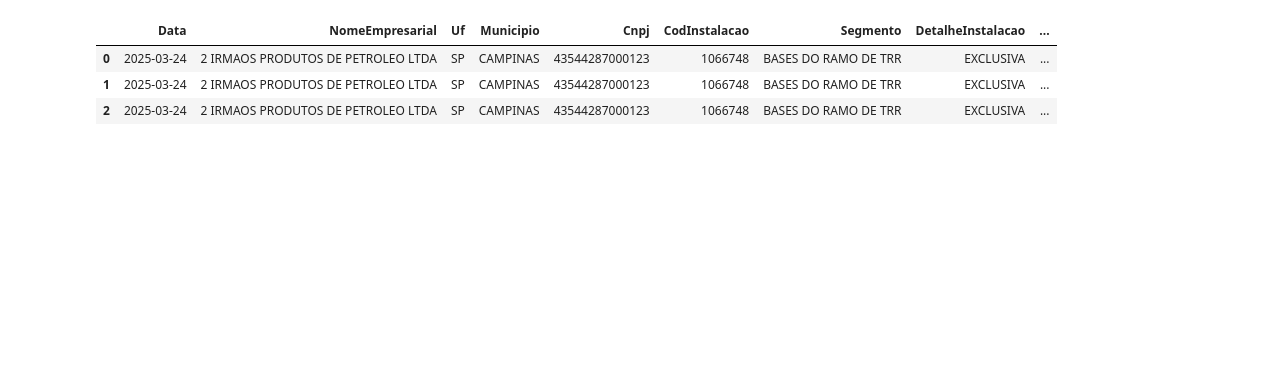
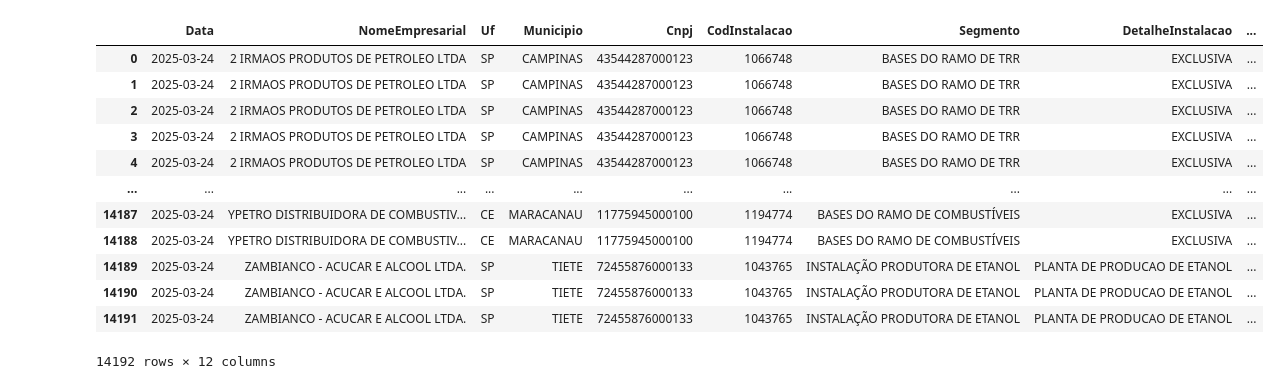
Before and after one commit to mozartmariz/S-D, a Jupyter notebook: tancagem.ipynb, the cells around one changed output. Saved outputs shown, nothing was run; the diff lists cells and outputs as text; code cells hidden in the pictures; blank space fills up the shorter version.

Commit message:
commit pos tancagem

```diff
--- a/tancagem.ipynb
+++ b/tancagem.ipynb
@@ -11,11 +13,28 @@ def format_numbers(x):
 # %%
 file = 'tancagem_abastecimento_nacional.csv'
-tancagem = pd.read_csv(file)
-tancagem.head(3)
+# tancagem = pd.read_csv(file)
+# tancagem
+
+tancagem = pd.read_csv(
+    file,
+    # sep=';',
+    # decimal=',',
+    # thousands='.'
+    )
+tancagem
 # %% [output]
 |  | Data | NomeEmpresarial | Uf | Municipio | Cnpj | CodInstalacao | Segmento | DetalheInstalacao | ... |
 | 0 | 2025-03-24 | 2 IRMAOS PRODUTOS DE PETROLEO LTDA | SP | CAMPINAS | 43544287000123 | 1066748 | BASES DO RAMO DE TRR | EXCLUSIVA | ... |
 | 1 | 2025-03-24 | 2 IRMAOS PRODUTOS DE PETROLEO LTDA | SP | CAMPINAS | 43544287000123 | 1066748 | BASES DO RAMO DE TRR | EXCLUSIVA | ... |
 | 2 | 2025-03-24 | 2 IRMAOS PRODUTOS DE PETROLEO LTDA | SP | CAMPINAS | 43544287000123 | 1066748 | BASES DO RAMO DE TRR | EXCLUSIVA | ... |
+| 3 | 2025-03-24 | 2 IRMAOS PRODUTOS DE PETROLEO LTDA | SP | CAMPINAS | 43544287000123 | 1066748 | BASES DO RAMO DE TRR | EXCLUSIVA | ... |
+| 4 | 2025-03-24 | 2 IRMAOS PRODUTOS DE PETROLEO LTDA | SP | CAMPINAS | 43544287000123 | 1066748 | BASES DO RAMO DE TRR | EXCLUSIVA | ... |
+| ... | ... | ... | ... | ... | ... | ... | ... | ... | ... |
+| 14187 | 2025-03-24 | YPETRO DISTRIBUIDORA DE COMBUSTIV... | CE | MARACANAU | 11775945000100 | 1194774 | BASES DO RAMO DE COMBUSTÍVEIS | EXCLUSIVA | ... |
+| 14188 | 2025-03-24 | YPETRO DISTRIBUIDORA DE COMBUSTIV... | CE | MARACANAU | 11775945000100 | 1194774 | BASES DO RAMO DE COMBUSTÍVEIS | EXCLUSIVA | ... |
+| 14189 | 2025-03-24 | ZAMBIANCO - ACUCAR E ALCOOL LTDA. | SP | TIETE | 72455876000133 | 1043765 | INSTALAÇÃO PRODUTORA DE ETANOL | PLANTA DE PRODUCAO DE ETANOL | ... |
+| 14190 | 2025-03-24 | ZAMBIANCO - ACUCAR E ALCOOL LTDA. | SP | TIETE | 72455876000133 | 1043765 | INSTALAÇÃO PRODUTORA DE ETANOL | PLANTA DE PRODUCAO DE ETANOL | ... |
+| 14191 | 2025-03-24 | ZAMBIANCO - ACUCAR E ALCOOL LTDA. | SP | TIETE | 72455876000133 | 1043765 | INSTALAÇÃO PRODUTORA DE ETANOL | PLANTA DE PRODUCAO DE ETANOL | ... |
+14192 rows × 12 columns
 # %%
 tancagem = tancagem[tancagem['TipoDaUnidade'] == 'TANQUE']
```
Also changed, not shown: parts of 7 cells of this notebook, 4 other files.
